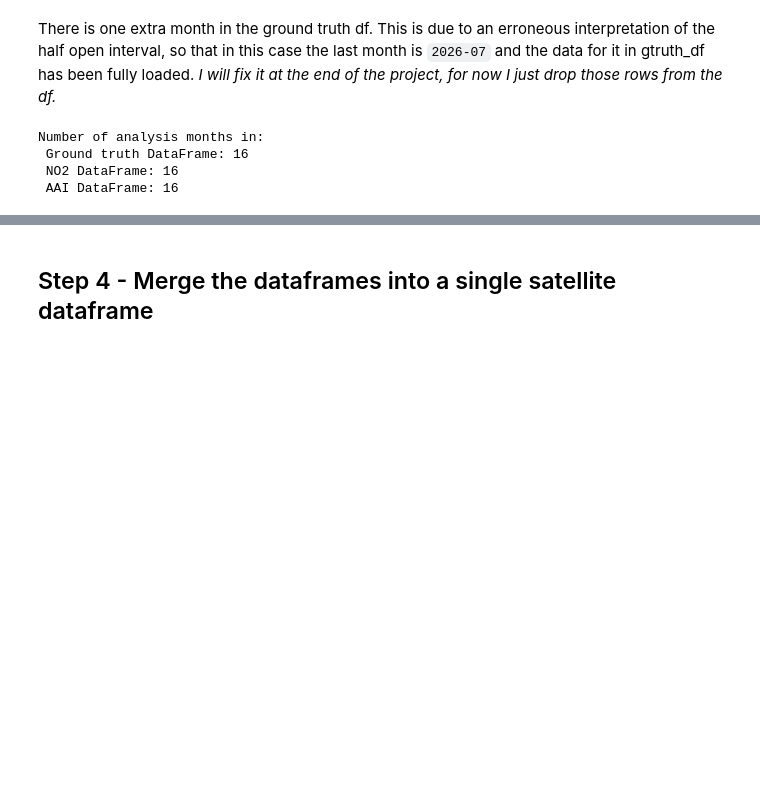
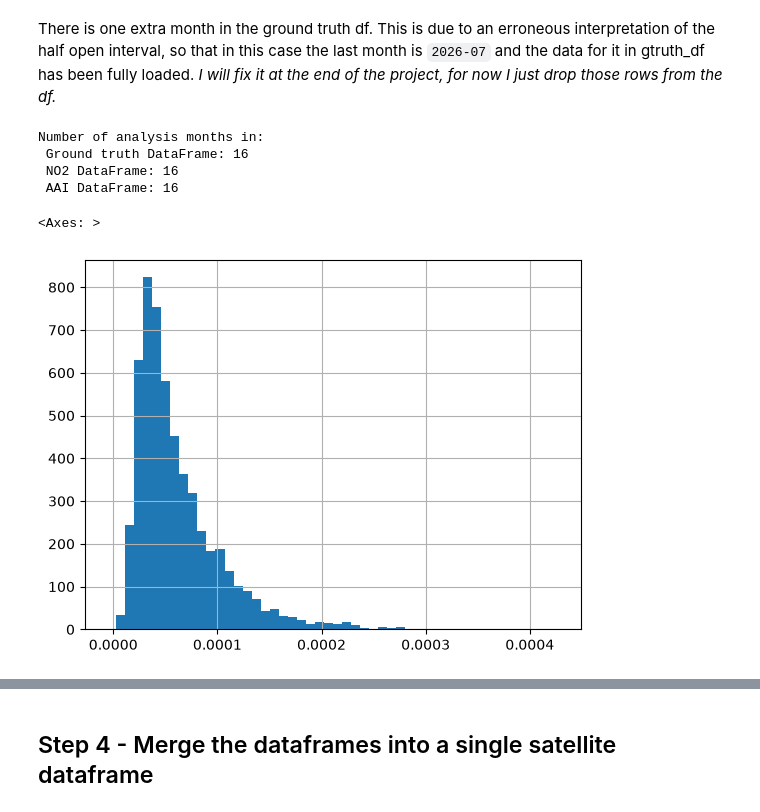
Before and after one commit to tisolab/monitoring-deserts, a Jupyter notebook: noteboox/03_satellite_features_extraction.ipynb, the cells around one changed output, grey strips where cells are left out. Cells and saved outputs as stored; diff of their text form; code cells hidden in the pictures; blank space fills up the shorter version.

```diff
--- a/noteboox/03_satellite_features_extraction.ipynb
+++ b/noteboox/03_satellite_features_extraction.ipynb
@@ -166,3 +221,9 @@ Number of analysis months in:
  Ground truth DataFrame: 16
  NO2 DataFrame: 16
  AAI DataFrame: 16
+# %%
+# Quick checks on the distributions
+no2_df["mean"].hist(bins=50)
+# %% [output]
+<Axes: >
+[figure, added]
```
Also changed, not shown: parts of 12 cells of this notebook, 1 other file.
